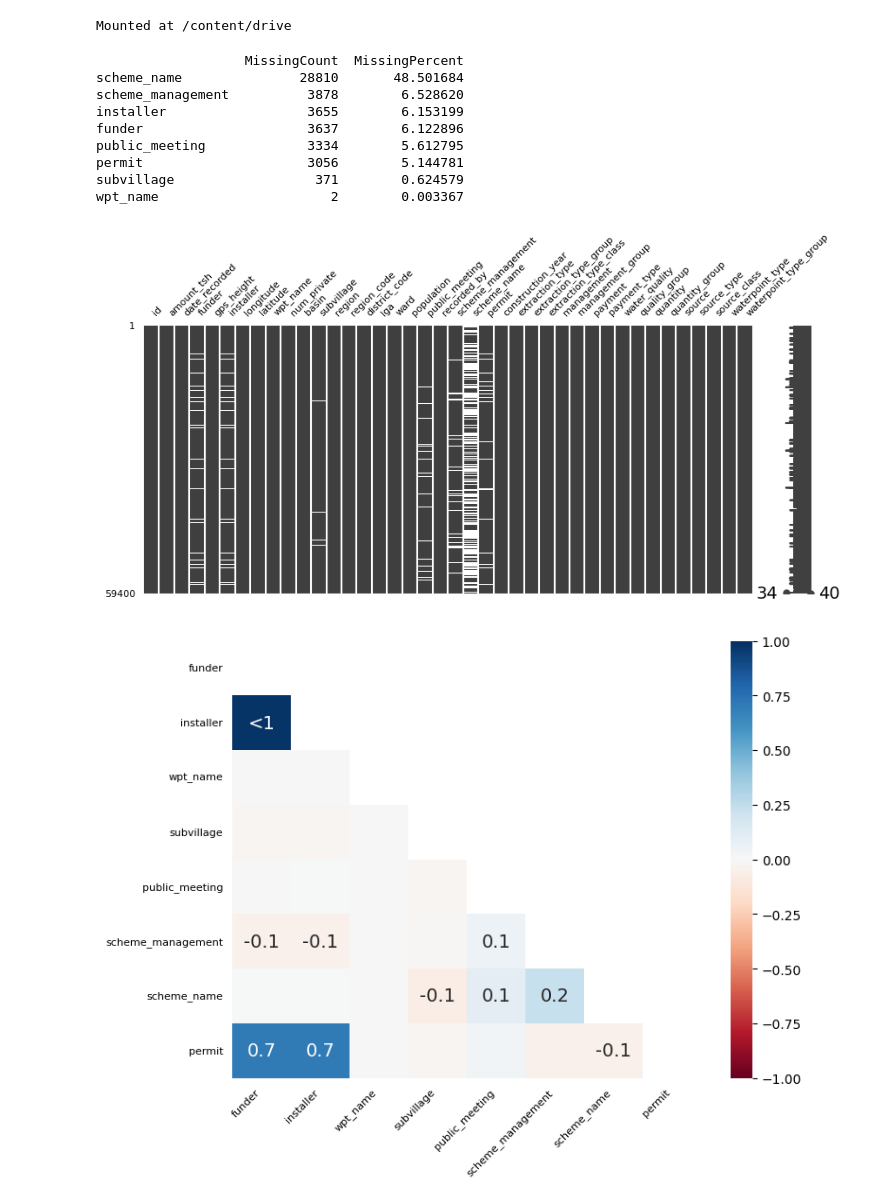
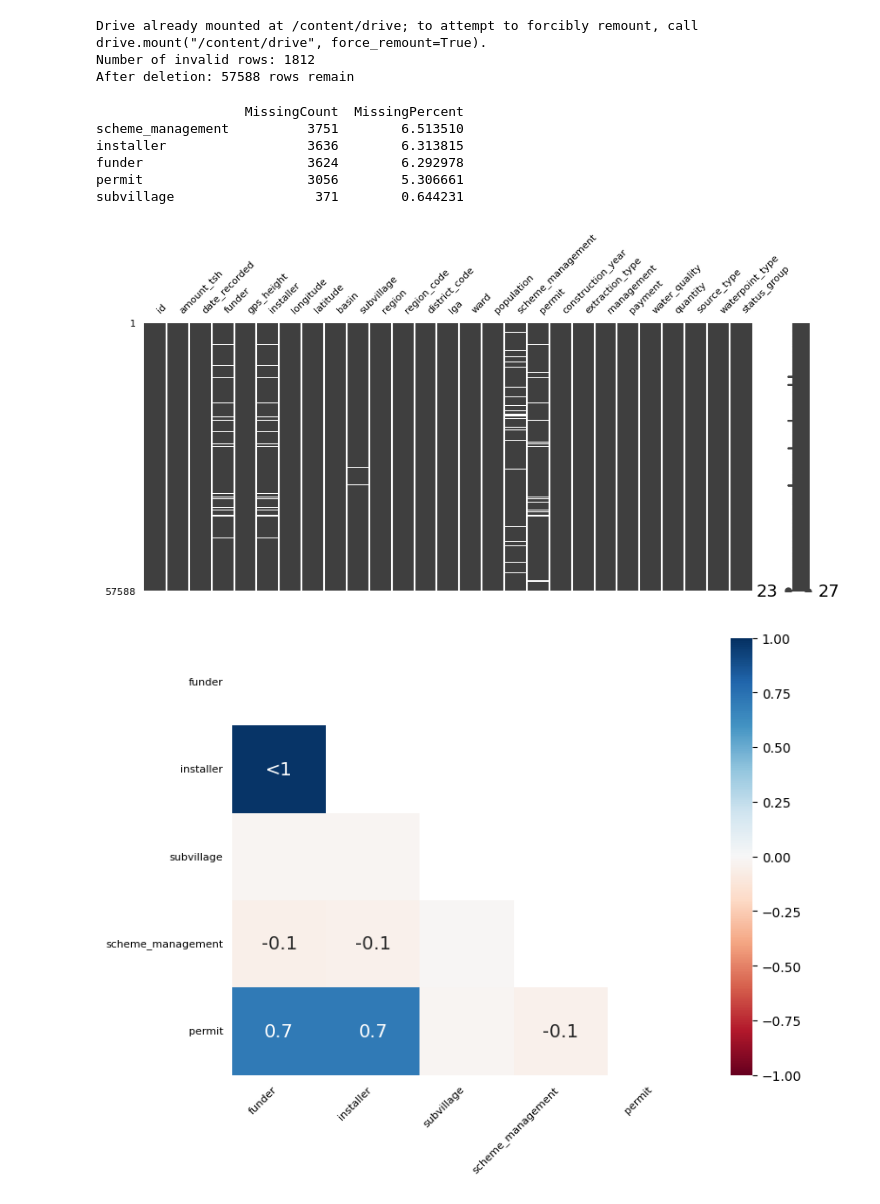
Before and after one commit to floranuta/Data_Circle, a Jupyter notebook: notebooks/Task12_DataCleaningPreprocessing.ipynb, the cells around one changed output. Drawn from its saved outputs; the diff is of its cells as text; code cells hidden in the pictures.

Commit message:
Mit Colab erstellt

```diff
--- a/notebooks/Task12_DataCleaningPreprocessing.ipynb
+++ b/notebooks/Task12_DataCleaningPreprocessing.ipynb
@@ -12,8 +12,28 @@ drive.mount('/content/drive')
 csv_file_path = "/content/drive/MyDrive/Colab Notebooks/training_set_values.csv"
 # Fill in the line below to read the file into a variable home_data
 pump_data = pd.read_csv(csv_file_path)
+pump_data_labels=pd.read_csv("/content/drive/MyDrive/Colab Notebooks/training_set_labels.csv")
+mask_invalid = (
+    (pump_data["latitude"].isna()) |
+    (pump_data["longitude"].isna()) |
+    (pump_data["latitude"] < -12) |
+    (pump_data["latitude"] > 0) |
+    (pump_data["longitude"] < 29) |
+    (pump_data["longitude"] > 41)
+)
+
+invalid_rows = pump_data[mask_invalid]
+print(f"Number of invalid rows: {len(invalid_rows)}")
+pump_data.drop(invalid_rows.index, inplace=True)
+print(f"After deletion: {len(pump_data)} rows remain")
+
+cols_to_drop = ["wpt_name","subvillage","waterpoint_type_group", "source_class", "source","quantity_group", "quality_group", "payment_type","management_group", "extraction_type_group", "extraction_type_class","scheme_name", "recorded_by", "public_meeting","num_private", "scheme_name"]
+pump_data.drop(columns=cols_to_drop, inplace=True)
+pump_data_merged = pd.merge(pump_data, pump_data_labels, on="id", how="left")
 # %% [output]
-Mounted at /content/drive
+Drive already mounted at /content/drive; to attempt to forcibly remount, call drive.mount("/content/drive", force_remount=True).
+Number of invalid rows: 1812
+After deletion: 57588 rows remain
 # %%
 # Overview
 def missing_report(df):
@@ -29,32 +49,29 @@ def missing_report(df):
     )
     return missing_table
 
-missing_table = missing_report(pump_data)
+missing_table = missing_report(pump_data_merged)
 print(missing_table.to_string())
 # %% [output]
                    MissingCount  MissingPercent
-scheme_name               28810       48.501684
-scheme_management          3878        6.528620
-installer                  3655        6.153199
-funder                     3637        6.122896
-public_meeting             3334        5.612795
-permit                     3056        5.144781
-subvillage                  371        0.624579
-wpt_name                      2        0.003367
+scheme_management          3751        6.513510
+installer                  3636        6.313815
+funder                     3624        6.292978
+permit                     3056        5.306661
+subvillage                  371        0.644231
 # %%
 # Visualization
 import missingno as msno
-msno.matrix(pump_data, figsize=(10,4))
+msno.matrix(pump_data_merged, figsize=(10,4))
 plt.xticks(fontsize=8)   # уменьшаем подписи по X
 plt.yticks(fontsize=8)   # уменьшаем подписи по Y
 plt.show()
-msno.heatmap(pump_data, figsize=(8,6))
+msno.heatmap(pump_data_merged, figsize=(8,6))
 plt.xticks(fontsize=8)
 plt.yticks(fontsize=8)
 plt.show()
 # %% [output]
-[figure, old version]
+[figure, new version]
-[figure, old version]
+[figure, new version]
 # %%
 def print_top10_per_null_column(df, top_n=10):
     # Select columns that contain at least one NaN
```
Also changed, not shown: parts of 6 cells of this notebook.
